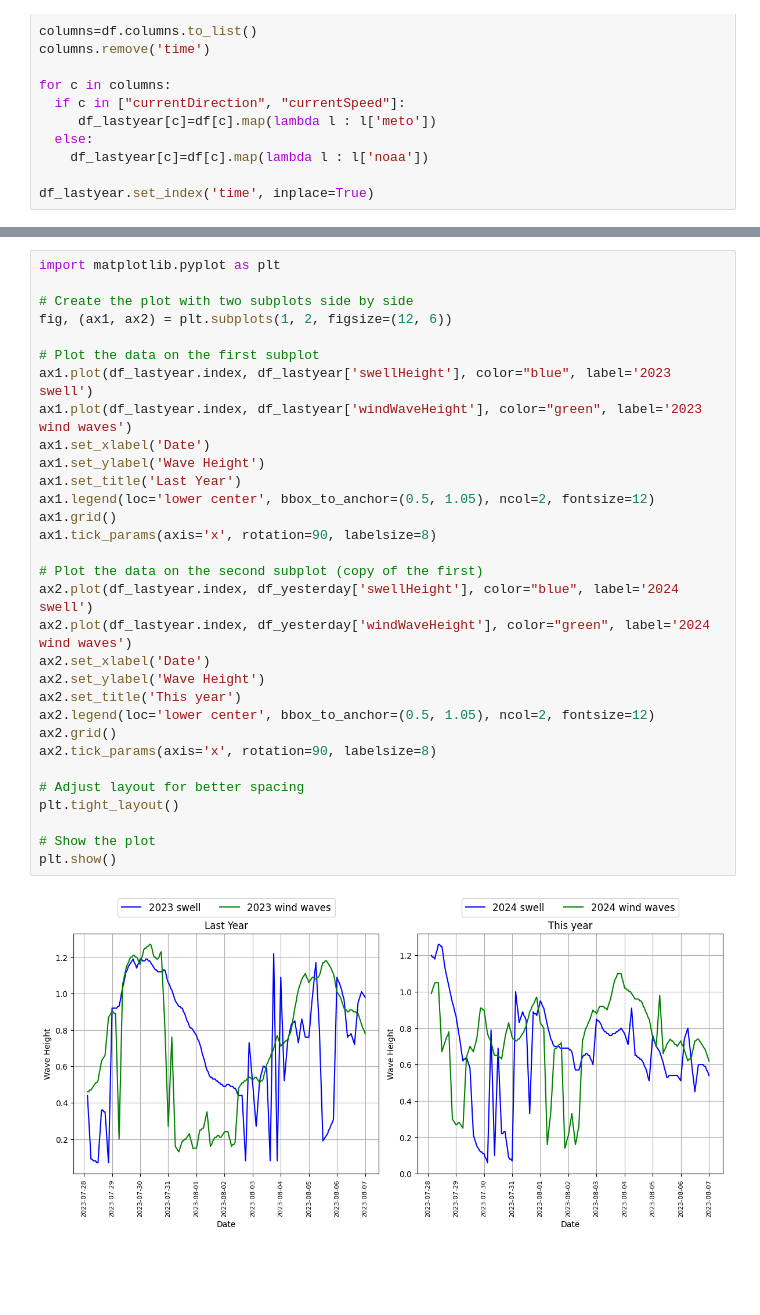
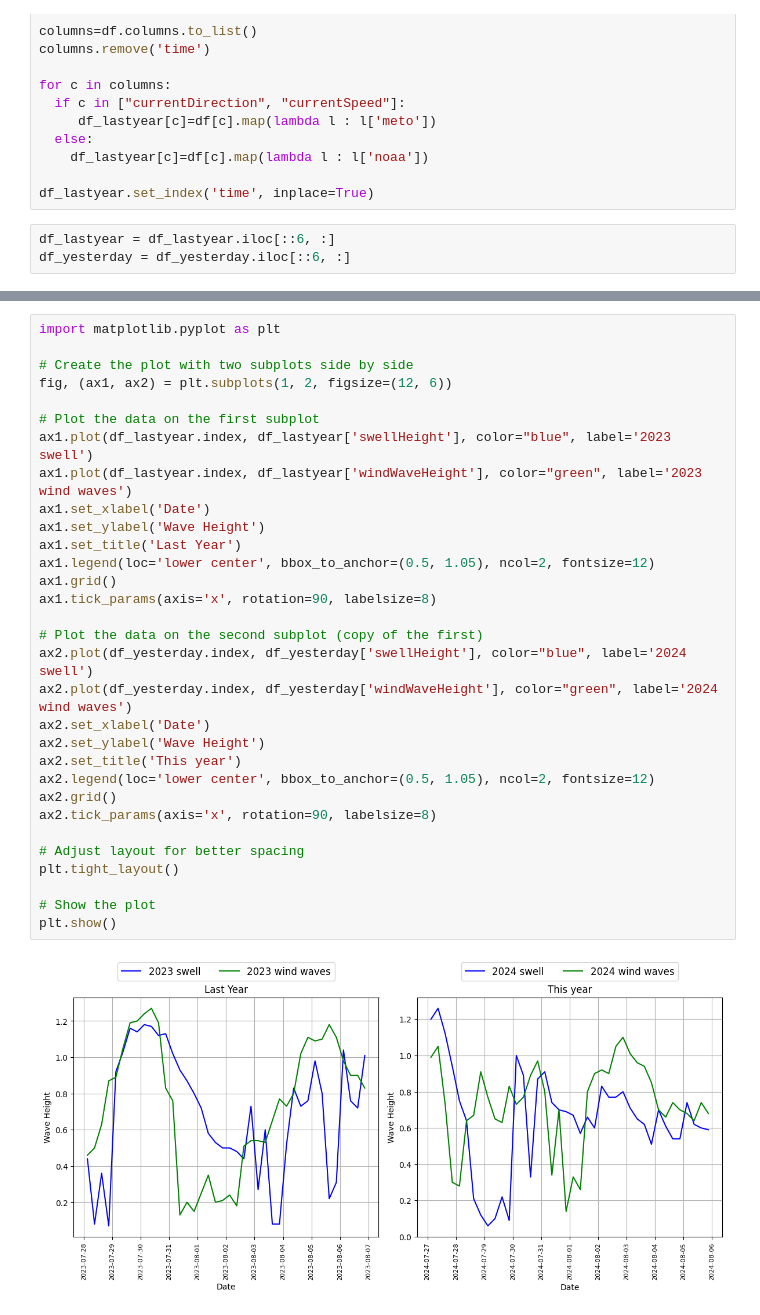
Before and after one commit to werowe/HypatiaAcademy, a Jupyter notebook: stats/waves_compare_last_year.ipynb, the cells around one changed output, grey strips where cells are left out. Saved outputs shown, nothing was run; the diff lists cells and outputs as text; blank space fills up the shorter version.

```diff
--- a/stats/waves_compare_last_year.ipynb
+++ b/stats/waves_compare_last_year.ipynb
@@ -127,3 +127,6 @@ for c in columns:
     df_lastyear[c]=df[c].map(lambda l : l['noaa'])
 
 df_lastyear.set_index('time', inplace=True)
+# %%
+df_lastyear = df_lastyear.iloc[::6, :]
+df_yesterday = df_yesterday.iloc[::6, :]
@@ -166,33 +190,33 @@ plt.show()
 # %%
 import matplotlib.pyplot as plt
 
 # Create the plot with two subplots side by side
 fig, (ax1, ax2) = plt.subplots(1, 2, figsize=(12, 6))
 
 # Plot the data on the first subplot
 ax1.plot(df_lastyear.index, df_lastyear['swellHeight'], color="blue", label='2023 swell')
 ax1.plot(df_lastyear.index, df_lastyear['windWaveHeight'], color="green", label='2023 wind waves')
 ax1.set_xlabel('Date')
 ax1.set_ylabel('Wave Height')
 ax1.set_title('Last Year')
 ax1.legend(loc='lower center', bbox_to_anchor=(0.5, 1.05), ncol=2, fontsize=12)
 ax1.grid()
 ax1.tick_params(axis='x', rotation=90, labelsize=8)
 
 # Plot the data on the second subplot (copy of the first)
-ax2.plot(df_lastyear.index, df_yesterday['swellHeight'], color="blue", label='2024 swell')
-ax2.plot(df_lastyear.index, df_yesterday['windWaveHeight'], color="green", label='2024 wind waves')
+ax2.plot(df_yesterday.index, df_yesterday['swellHeight'], color="blue", label='2024 swell')
+ax2.plot(df_yesterday.index, df_yesterday['windWaveHeight'], color="green", label='2024 wind waves')
 ax2.set_xlabel('Date')
 ax2.set_ylabel('Wave Height')
 ax2.set_title('This year')
 ax2.legend(loc='lower center', bbox_to_anchor=(0.5, 1.05), ncol=2, fontsize=12)
 ax2.grid()
 ax2.tick_params(axis='x', rotation=90, labelsize=8)
 
 # Adjust layout for better spacing
 plt.tight_layout()
 
 # Show the plot
 plt.show()
 # %% [output]
-[figure, old version]
+[figure, new version]
```
Also changed, not shown: parts of 6 cells of this notebook.
